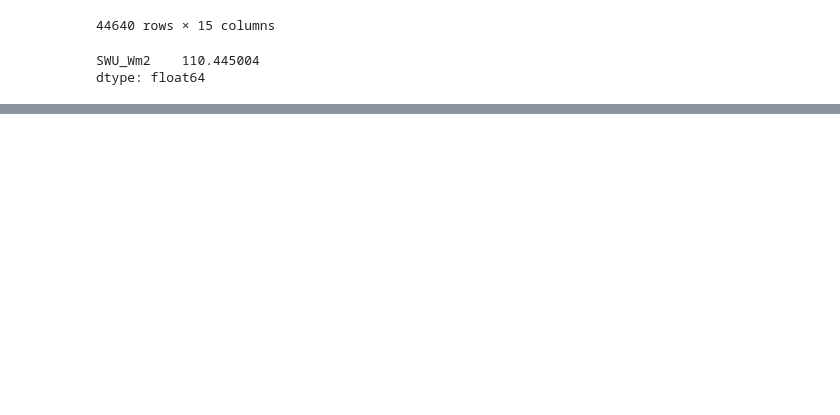
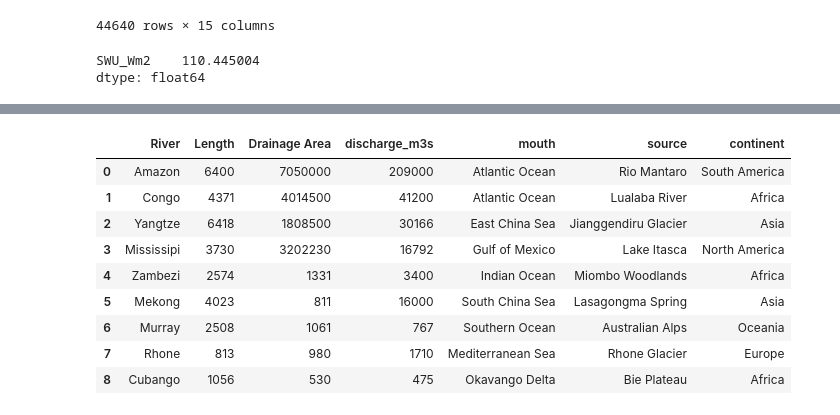
Before and after one commit to dianaxnav/eds217-practice-4-1-pandas_dn, a Jupyter notebook: nbs/practice_4-1_pandas.ipynb, the cells around one changed output, grey strips where cells are left out. Cells and saved outputs as stored; diff of their text form; code cells hidden in the pictures; blank space fills up the shorter version.

```diff
--- a/nbs/practice_4-1_pandas.ipynb
+++ b/nbs/practice_4-1_pandas.ipynb
@@ -122,0 +218,14 @@ daily_SW = pd.DataFrame(daily_rad, columns=['day', 'SW_in', 'SW_out'])
+# %%
+rivers1 = pd.concat([rivers, df4], axis = 1 ) #Axis = 1 adds columns instead of adding length
+rivers1
+# %% [output]
+|  | River | Length | Drainage Area | discharge_m3s | mouth | source | continent |
+| 0 | Amazon | 6400 | 7050000 | 209000 | Atlantic Ocean | Rio Mantaro | South America |
+| 1 | Congo | 4371 | 4014500 | 41200 | Atlantic Ocean | Lualaba River | Africa |
+| 2 | Yangtze | 6418 | 1808500 | 30166 | East China Sea | Jianggendiru Glacier | Asia |
+| 3 | Mississipi | 3730 | 3202230 | 16792 | Gulf of Mexico | Lake Itasca | North America |
+| 4 | Zambezi | 2574 | 1331 | 3400 | Indian Ocean | Miombo Woodlands | Africa |
+| 5 | Mekong | 4023 | 811 | 16000 | South China Sea | Lasagongma Spring | Asia |
+| 6 | Murray | 2508 | 1061 | 767 | Southern Ocean | Australian Alps | Oceania |
+| 7 | Rhone | 813 | 980 | 1710 | Mediterranean Sea | Rhone Glacier | Europe |
+| 8 | Cubango | 1056 | 530 | 475 | Okavango Delta | Bie Plateau | Africa |
```
Also changed, not shown: parts of 7 cells of this notebook, 1 other file.
